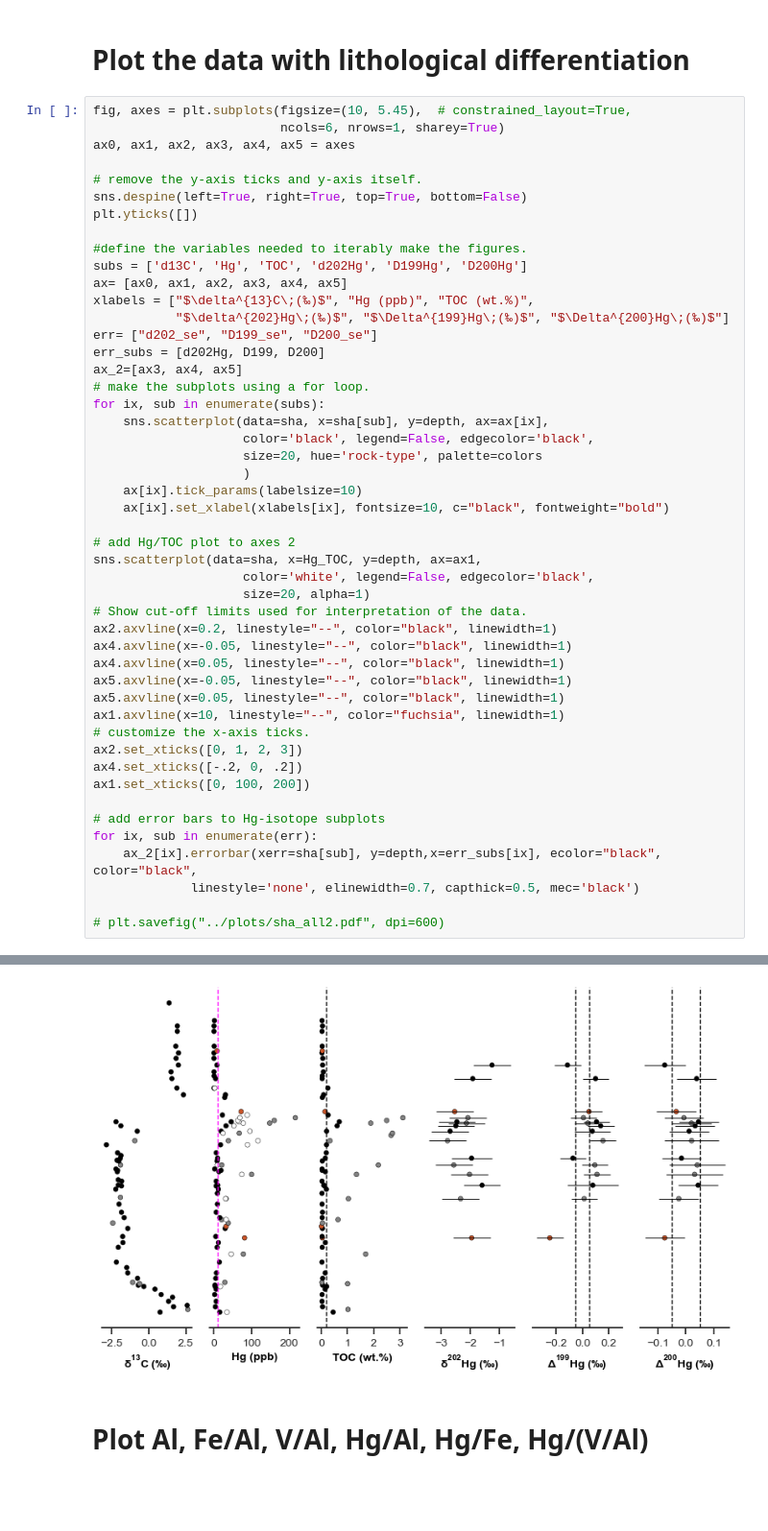
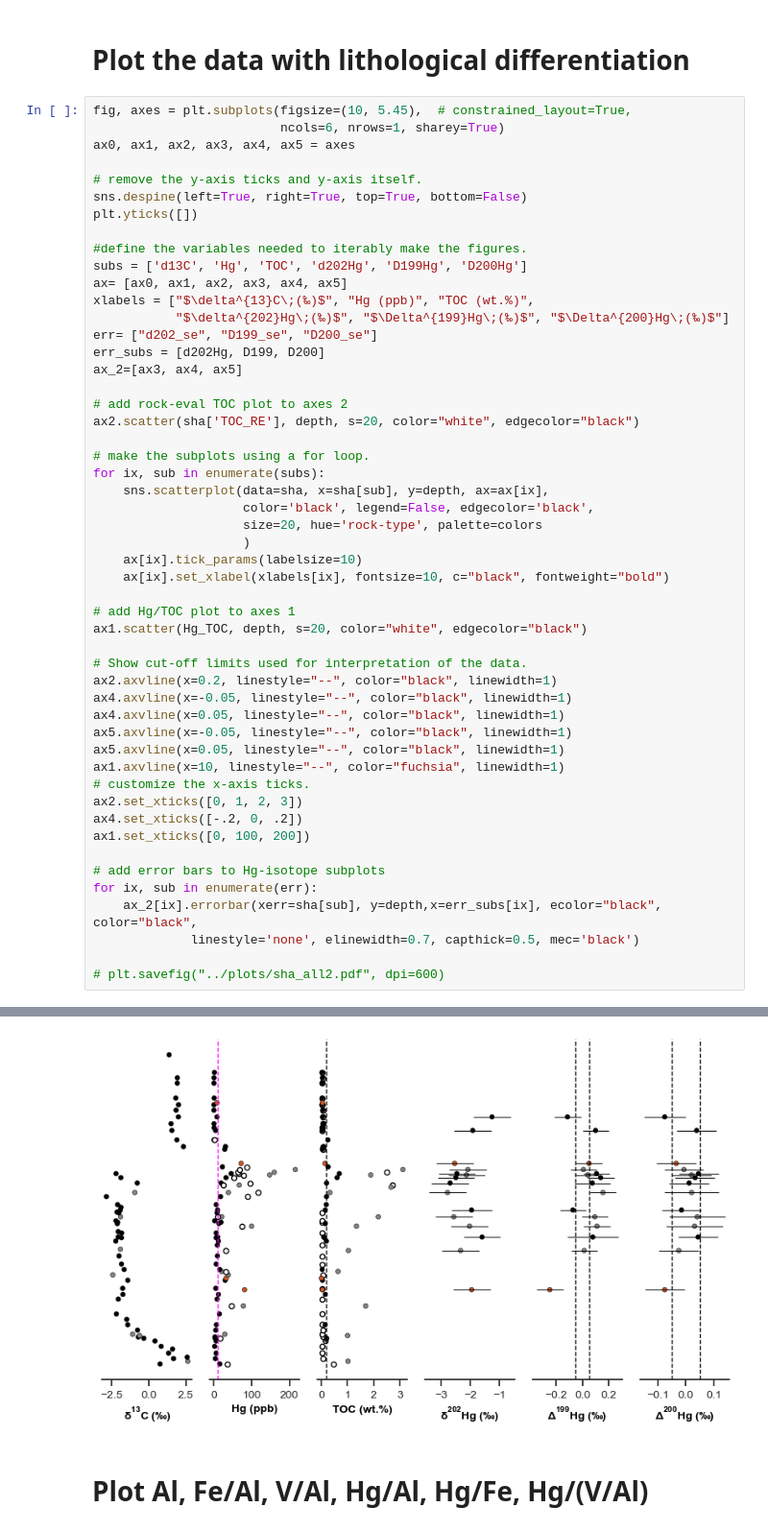
Before and after one commit to oluwaseun-edward/notebooks, a Jupyter notebook: shanggang.ipynb, the cells around one changed output, grey strips where cells are left out. Shown at 96% size. Saved outputs shown, nothing was run; the diff lists cells and outputs as text; blank space fills up the shorter version.

```diff
--- a/shanggang.ipynb
+++ b/shanggang.ipynb
@@ -57,6 +57,10 @@ xlabels = ["$\delta^{13}C\;(‰)$", "Hg (ppb)", "TOC (wt.%)",
 err= ["d202_se", "D199_se", "D200_se"]
 err_subs = [d202Hg, D199, D200]
 ax_2=[ax3, ax4, ax5]
+
+# add rock-eval TOC plot to axes 2
+ax2.scatter(sha['TOC_RE'], depth, s=20, color="white", edgecolor="black")
+
 # make the subplots using a for loop.
 for ix, sub in enumerate(subs):
     sns.scatterplot(data=sha, x=sha[sub], y=depth, ax=ax[ix],
@@ -66,10 +70,9 @@ for ix, sub in enumerate(subs):
     ax[ix].tick_params(labelsize=10)
     ax[ix].set_xlabel(xlabels[ix], fontsize=10, c="black", fontweight="bold")
 
-# add Hg/TOC plot to axes 2
-sns.scatterplot(data=sha, x=Hg_TOC, y=depth, ax=ax1,
-                    color='white', legend=False, edgecolor='black',
-                    size=20, alpha=1)
+# add Hg/TOC plot to axes 1
+ax1.scatter(Hg_TOC, depth, s=20, color="white", edgecolor="black")
+
 # Show cut-off limits used for interpretation of the data.
 ax2.axvline(x=0.2, linestyle="--", color="black", linewidth=1)
 ax4.axvline(x=-0.05, linestyle="--", color="black", linewidth=1)
@@ -92,4 +97,4 @@ for ix, sub in enumerate(err):
-[figure, old version]
+[figure, new version]
 # %% [markdown]
 # Plot Al, Fe/Al, V/Al, Hg/Al, Hg/Fe, Hg/(V/Al)
 # %% [markdown]
```
Also changed, not shown: parts of 3 cells of this notebook, 2 other files.
